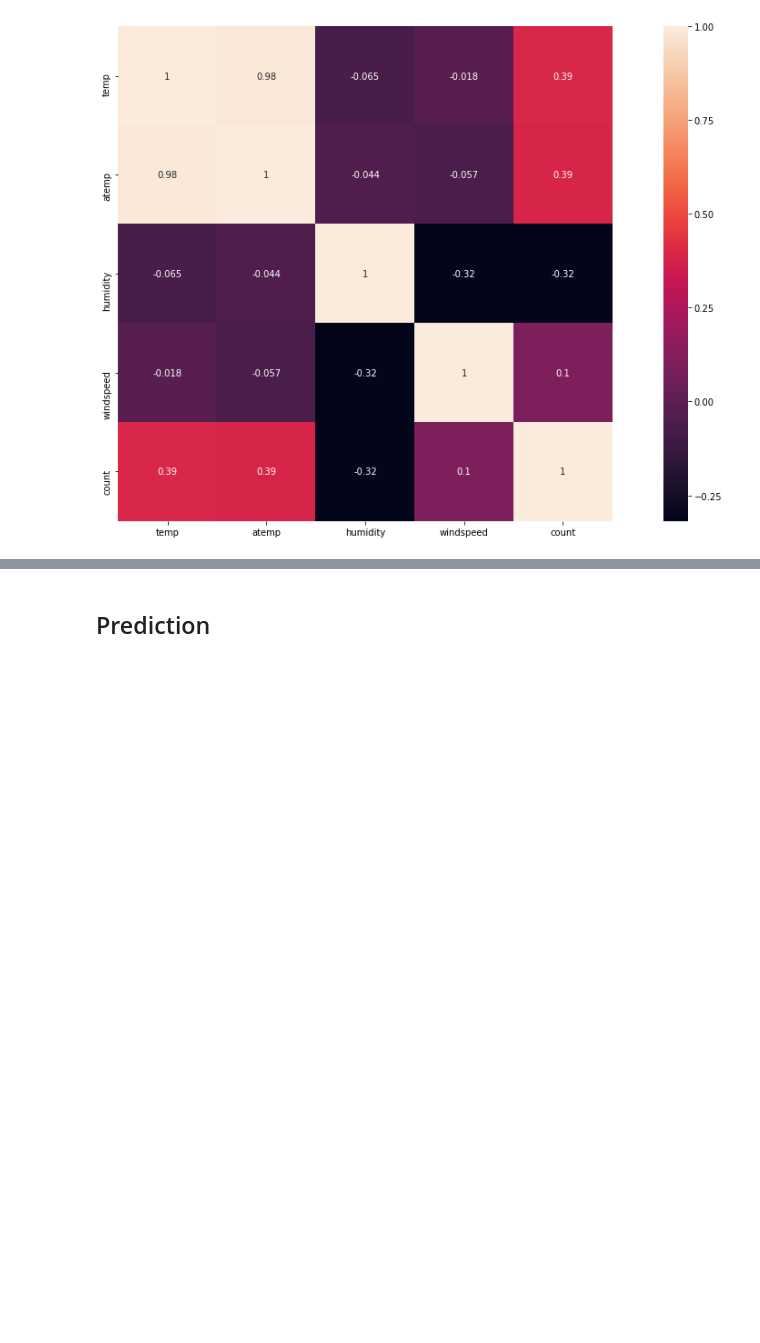
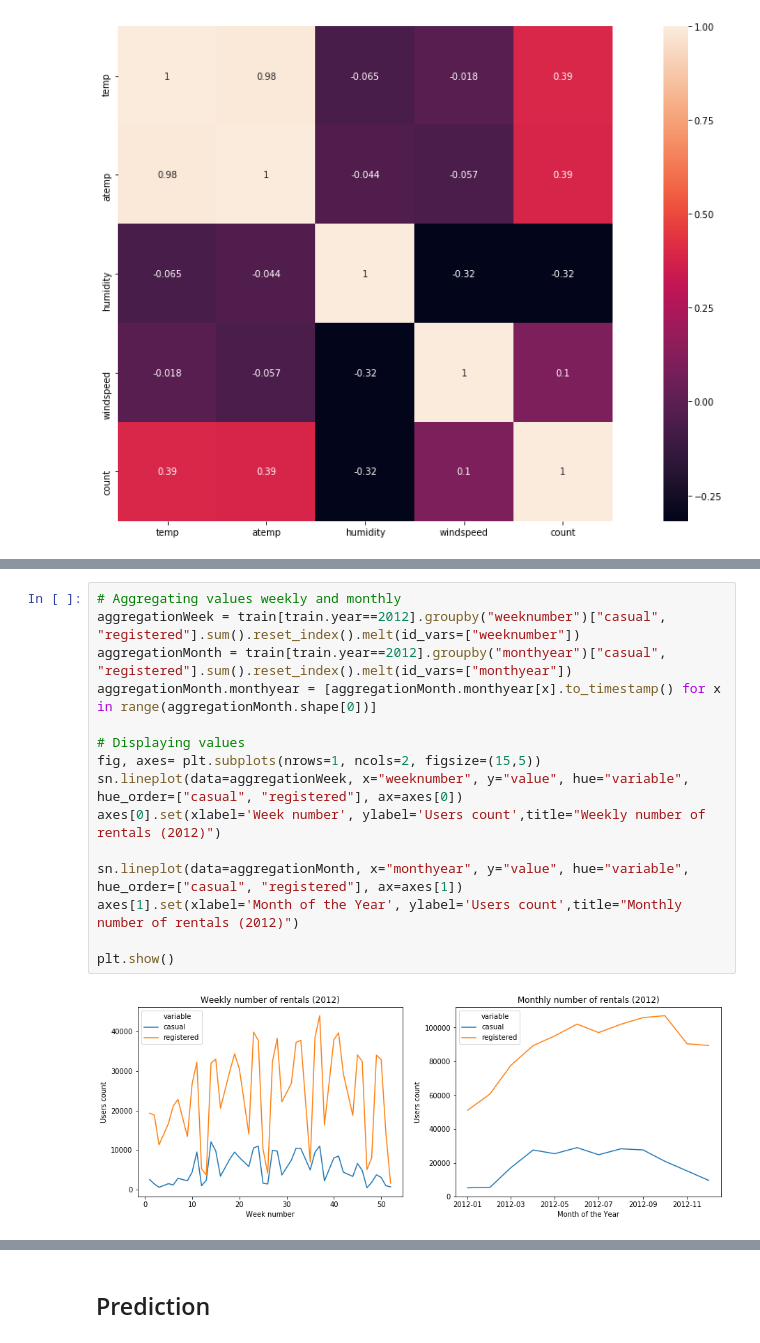
Before and after one commit to InesVA/predicting-bike-sharing-demand, a Jupyter notebook: Bike Sharing Prediction.ipynb, the cells around one changed output, grey strips where cells are left out. Drawn from its saved outputs; the diff is of its cells as text; blank space fills up the shorter version.

```diff
--- a/Bike Sharing Prediction.ipynb
+++ b/Bike Sharing Prediction.ipynb
@@ -209,0 +243,17 @@ sn.heatmap(corr_matrix, square=True,annot=True)
+# %%
+# Aggregating values weekly and monthly
+aggregationWeek = train[train.year==2012].groupby("weeknumber")["casual", "registered"].sum().reset_index().melt(id_vars=["weeknumber"])
+aggregationMonth = train[train.year==2012].groupby("monthyear")["casual", "registered"].sum().reset_index().melt(id_vars=["monthyear"])
+aggregationMonth.monthyear = [aggregationMonth.monthyear[x].to_timestamp() for x in range(aggregationMonth.shape[0])]
+
+# Displaying values
+fig, axes= plt.subplots(nrows=1, ncols=2, figsize=(15,5))
+sn.lineplot(data=aggregationWeek, x="weeknumber", y="value", hue="variable", hue_order=["casual", "registered"], ax=axes[0])
+axes[0].set(xlabel='Week number', ylabel='Users count',title="Weekly number of rentals (2012)")
+
+sn.lineplot(data=aggregationMonth, x="monthyear", y="value", hue="variable", hue_order=["casual", "registered"], ax=axes[1])
+axes[1].set(xlabel='Month of the Year', ylabel='Users count',title="Monthly number of rentals (2012)")
+
+plt.show()
+# %% [output]
+[figure, added]
```
Also changed, not shown: parts of 32 cells of this notebook.
